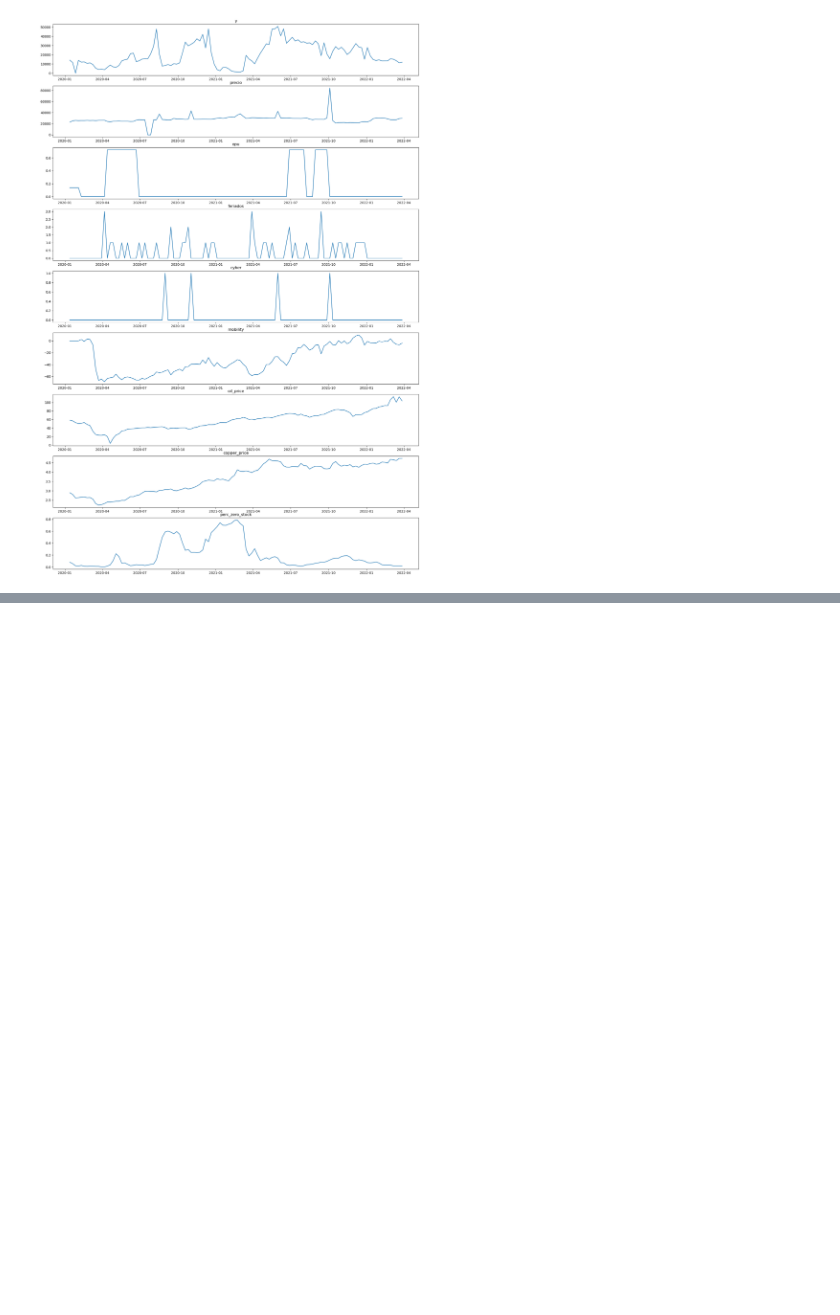
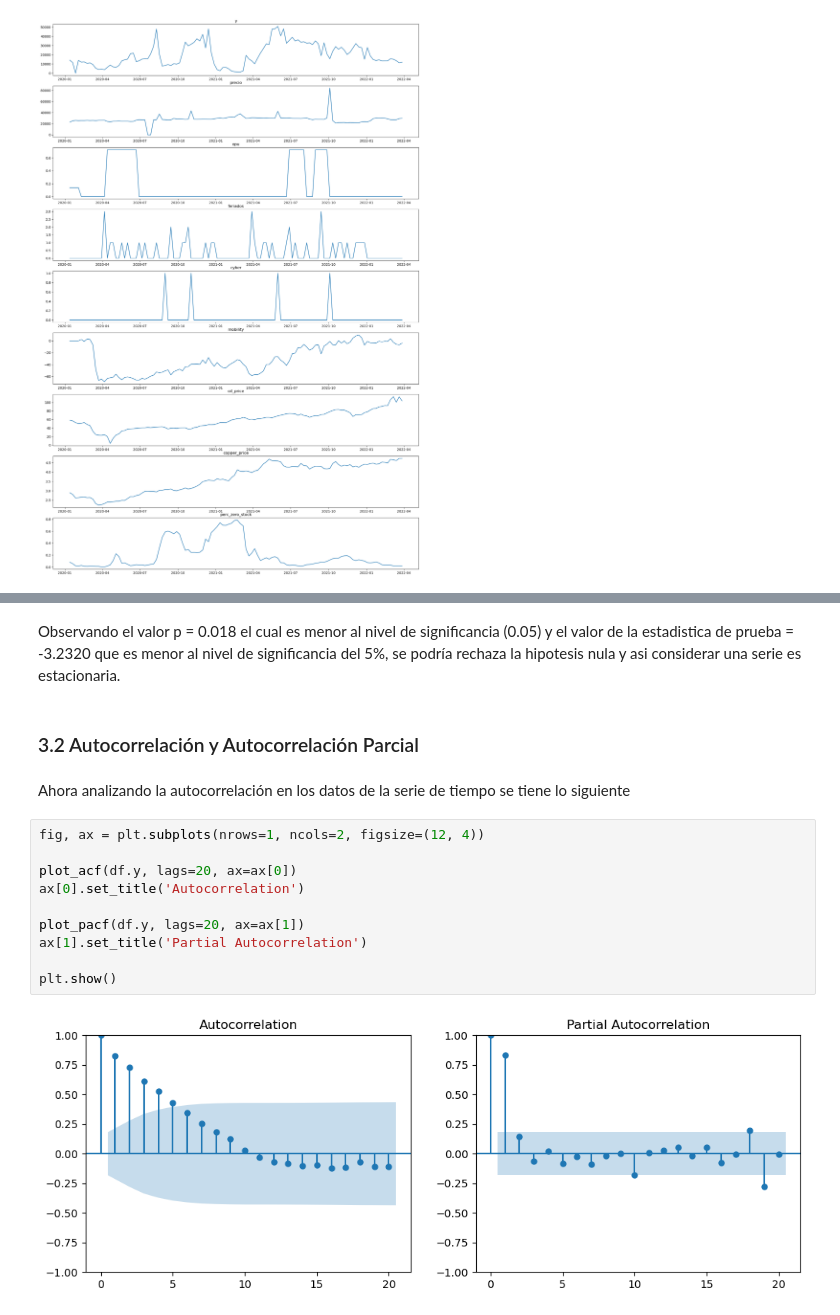
Before and after one commit to DiegoHidalgoS/Sodimac-Challenge, a Jupyter notebook: notebooks/main.ipynb, the cells around one changed output, grey strips where cells are left out. Saved outputs shown, nothing was run; the diff lists cells and outputs as text; blank space fills up the shorter version.

```diff
--- a/notebooks/main.ipynb
+++ b/notebooks/main.ipynb
@@ -144,0 +190,18 @@ for i, col in enumerate(df.columns[1:]):
+# %% [markdown]
+Observando el valor p = 0.018 el cual es menor al nivel de significancia (0.05) y el valor de la estadistica de prueba = -3.2320 que es menor al nivel de significancia del 5%, se podría rechaza la hipotesis nula y asi considerar una serie es estacionaria.
+# %% [markdown]
+### 3.2 Autocorrelación y Autocorrelación Parcial
+# %% [markdown]
+Ahora analizando la autocorrelación en los datos de la serie de tiempo se tiene lo siguiente
+# %%
+fig, ax = plt.subplots(nrows=1, ncols=2, figsize=(12, 4))
+
+plot_acf(df.y, lags=20, ax=ax[0])
+ax[0].set_title('Autocorrelation')
+
+plot_pacf(df.y, lags=20, ax=ax[1])
+ax[1].set_title('Partial Autocorrelation')
+
+plt.show()
+# %% [output]
+[figure, added]
```
Also changed, not shown: parts of 60 cells of this notebook.
